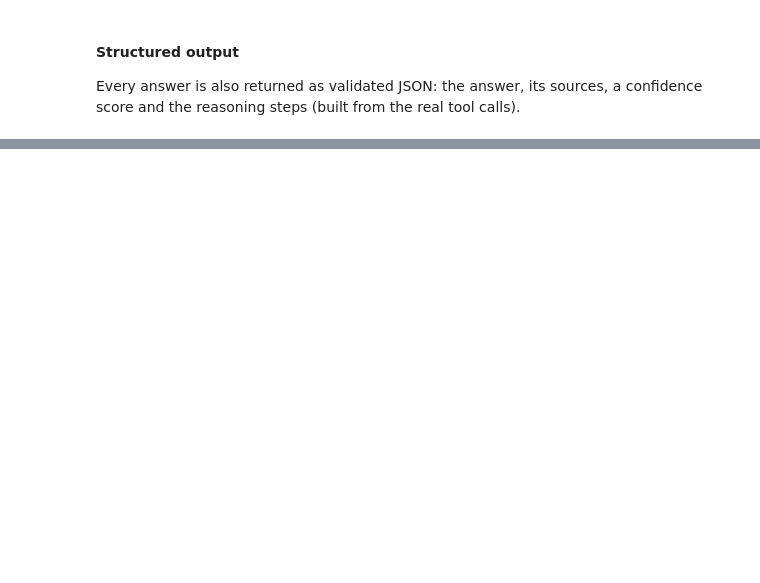
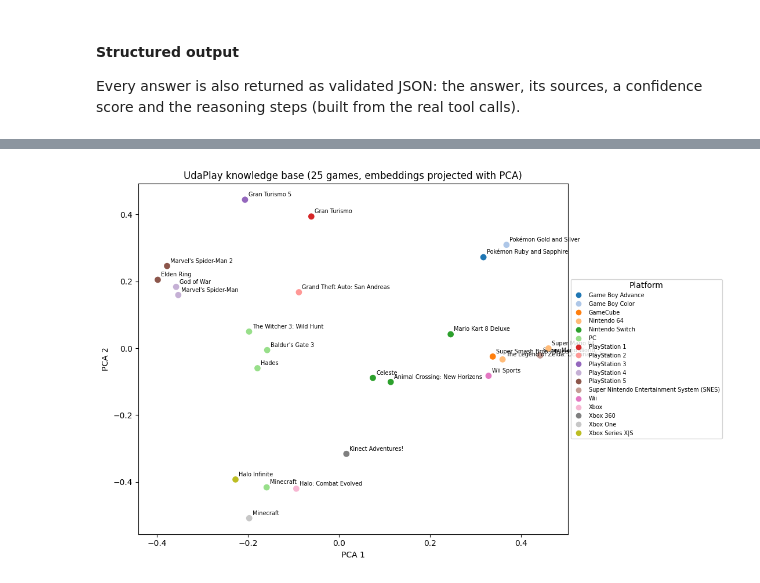
Before and after one commit to ru14/UdaPlay-Intelligent-Analytics-Platform, a Jupyter notebook: project/starter/Udaplay_02_starter_project.ipynb, the cells around one changed output, grey strips where cells are left out. Saved outputs shown, nothing was run; the diff lists cells and outputs as text; code cells hidden in the pictures; blank space fills up the shorter version.

```diff
--- a/project/starter/Udaplay_02_starter_project.ipynb
+++ b/project/starter/Udaplay_02_starter_project.ipynb
@@ -431,0 +437,40 @@ for i, q in enumerate([
+# %%
+import matplotlib.pyplot as plt
+import numpy as np
+from sklearn.decomposition import PCA
+
+kb = collection.get(include=["embeddings", "metadatas"])
+kb_vectors = np.array(kb["embeddings"])
+kb_meta = kb["metadatas"]
+pca = PCA(n_components=2).fit(kb_vectors)
+kb_xy = pca.transform(kb_vectors)
+
+platforms = sorted({m["Platform"] for m in kb_meta})
+colors = {p: plt.cm.tab20(i % 20) for i, p in enumerate(platforms)}
+
+
+def draw_map(ax, highlight=None, query_xy=None):
+    for (x, y), m in zip(kb_xy, kb_meta):
+        hit = highlight is not None and m["Name"] in highlight
+        ax.scatter(x, y, color=colors[m["Platform"]], s=140 if hit else 60,
+                   edgecolor="black" if hit else "none", linewidth=1.5, zorder=3)
+        ax.annotate(m["Name"], (x, y), fontsize=7, xytext=(4, 4), textcoords="offset points")
+    if query_xy is not None:
+        ax.scatter(*query_xy, marker="*", s=300, color="red", zorder=4, label="query")
+        for name in highlight or []:
+            i = next(k for k, m in enumerate(kb_meta) if m["Name"] == name)
+            ax.plot([query_xy[0], kb_xy[i][0]], [query_xy[1], kb_xy[i][1]], "r--", alpha=0.5, zorder=2)
+        ax.legend(loc="best")
+    ax.set_xlabel("PCA 1")
+    ax.set_ylabel("PCA 2")
+
+
+fig, ax = plt.subplots(figsize=(11, 7))
+draw_map(ax)
+ax.set_title(f"UdaPlay knowledge base ({len(kb_meta)} games, embeddings projected with PCA)")
+ax.legend(handles=[plt.Line2D([], [], marker="o", ls="", color=colors[p], label=p) for p in platforms],
+          fontsize=7, loc="center left", bbox_to_anchor=(1, 0.5), title="Platform")
+plt.tight_layout()
+plt.show()
+# %% [output]
+[figure, added]
```
Also changed, not shown: parts of 6 cells of this notebook, 3 other files.
